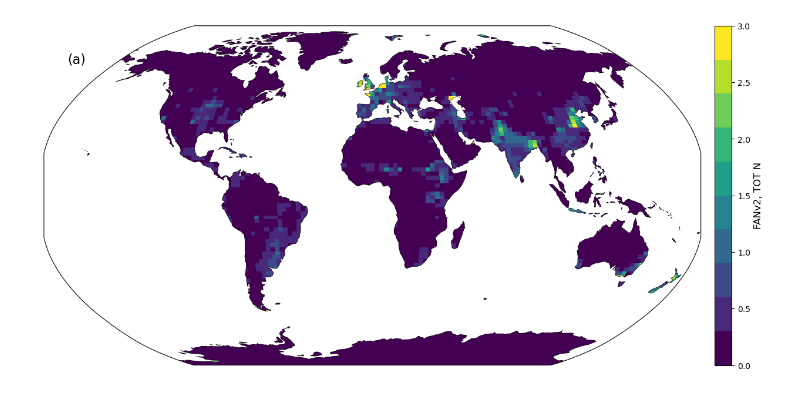
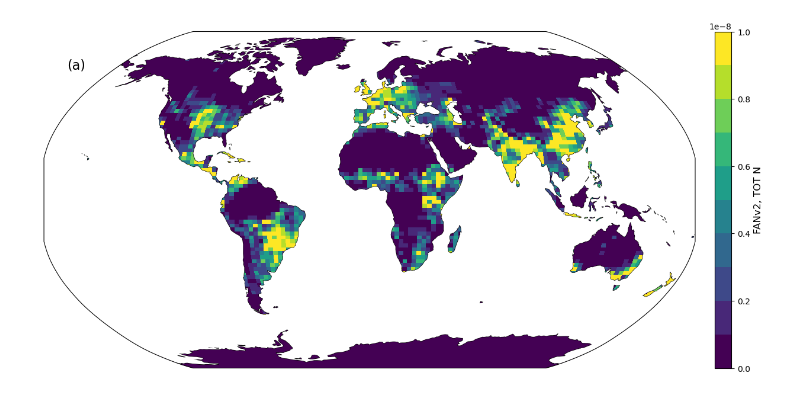
Before and after one commit to jinmuluo/pymaps, a Jupyter notebook: global_plot.ipynb, the cells around one changed output. Drawn from its saved outputs; the diff is of its cells as text; code cells hidden in the pictures.

Commit message:
showing new dataset

```diff
--- a/global_plot.ipynb
+++ b/global_plot.ipynb
@@ -7,7 +7,7 @@ from cartopy.util import add_cyclic_point
 import copy
 import xarray as xr
 # %%
-ds = xr.open_dataset("/glade/scratch/jinmuluo/fanv3_1th/run/fanv3_1th.clm2.h5.2012-12-16-00000.nc")
+ds = xr.open_dataset("/glade/scratch/jinmuluo/archive/one_year/lnd/hist/fanv3_debugging.clm2.h0.2000-05.nc")
 # %%
 def map_function(da, cb=0, cmap='viridis', panel=None,  ax=None, title=None, vmax=None, vmin=None, units=None,nbins=200):
     "a function to make one subplot"
@@ -38,13 +38,14 @@ def map_function(da, cb=0, cmap='viridis', panel=None,  ax=None, title=None, vma
         cbar = fig.colorbar(im, ax=ax,pad=0.02, fraction = 0.05, orientation='vertical')
         cbar.set_label(units,size=12)#,weight='bold')
 # %%
+var="MANURE_NITRITE_TO_SOIL"
 i = 0
 fig, axes = plt.subplots(nrows=1, ncols=1, figsize=(13,6), constrained_layout=True, subplot_kw=dict(projection=ccrs.Robinson()))
 for index, ax in np.ndenumerate(axes):
     if i == 0:
-        plotData = ds.FAN_TOTN.isel(time=0)
-        map_function(plotData, ax=ax,cb=2, panel='(a)', nbins=10, vmax=3,vmin=0, units='FANv2, TOT N')
+        plotData = ds[var].isel(time=0)
+        map_function(plotData, ax=ax,cb=2, panel='(a)', nbins=10, vmax=1e-8,vmin=0, units='FANv2, TOT N')
 
     i = i+1
 # %% [output]
-[figure, old version]
+[figure, new version]
```
Also changed, not shown: 2 other files.
